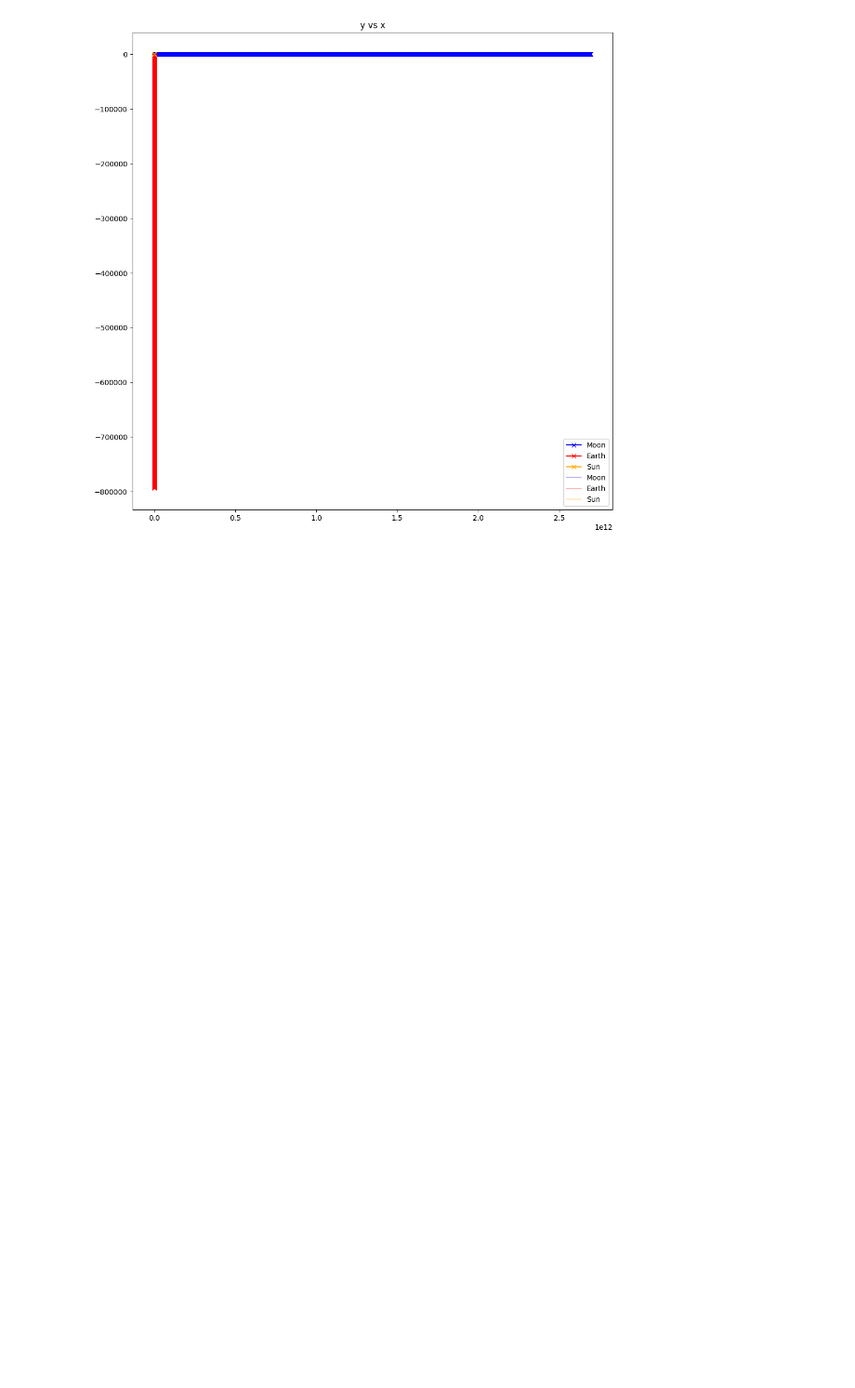
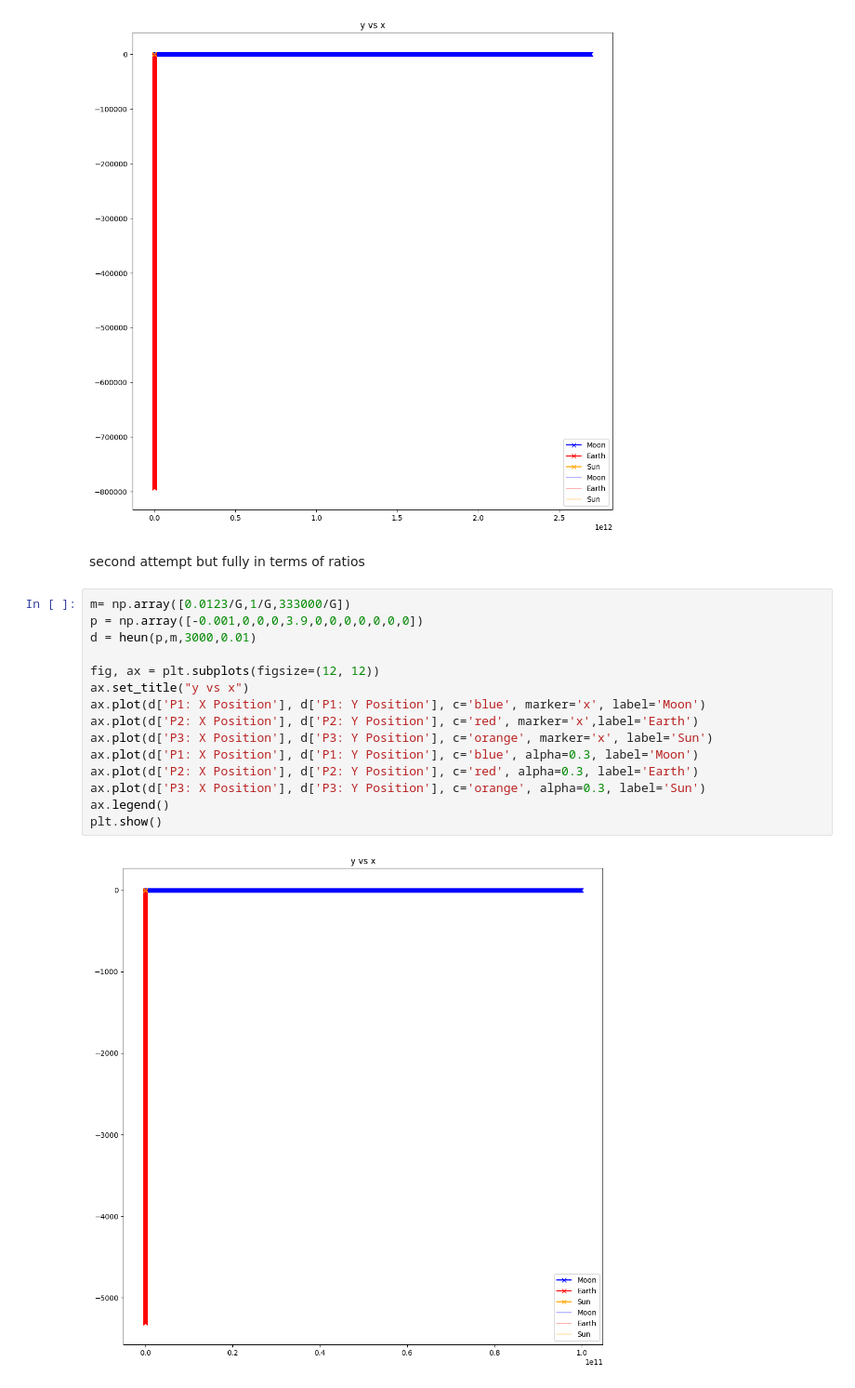
Before and after one commit to wastjohn/ThreeBodyProblemVis, a Jupyter notebook: Mass/Earth-moon-sun.ipynb, the cells around one changed output. Shown at 93% size. Drawn from its saved outputs; the diff is of its cells as text; blank space fills up the shorter version.

```diff
--- a/Mass/Earth-moon-sun.ipynb
+++ b/Mass/Earth-moon-sun.ipynb
@@ -28,3 +32,22 @@ ax.legend()
 plt.show()
 # %% [output]
 [figure]
+# %% [markdown]
+second attempt but fully in terms of ratios
+# %%
+m= np.array([0.0123/G,1/G,333000/G])
+p = np.array([-0.001,0,0,0,3.9,0,0,0,0,0,0,0])
+d = heun(p,m,3000,0.01)
+
+fig, ax = plt.subplots(figsize=(12, 12))
+ax.set_title("y vs x")
+ax.plot(d['P1: X Position'], d['P1: Y Position'], c='blue', marker='x', label='Moon')
+ax.plot(d['P2: X Position'], d['P2: Y Position'], c='red', marker='x',label='Earth')
+ax.plot(d['P3: X Position'], d['P3: Y Position'], c='orange', marker='x', label='Sun')
+ax.plot(d['P1: X Position'], d['P1: Y Position'], c='blue', alpha=0.3, label='Moon')
+ax.plot(d['P2: X Position'], d['P2: Y Position'], c='red', alpha=0.3, label='Earth')
+ax.plot(d['P3: X Position'], d['P3: Y Position'], c='orange', alpha=0.3, label='Sun')
+ax.legend()
+plt.show()
+# %% [output]
+[figure, added]
```
Also changed, not shown: parts of 1 cell of this notebook, 1 other file.
